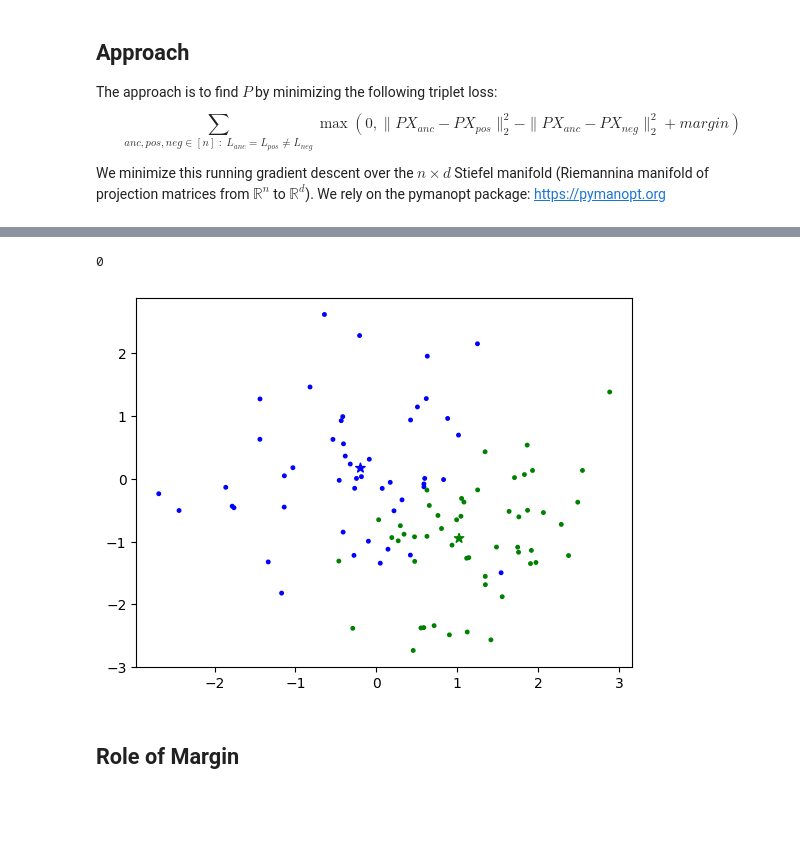
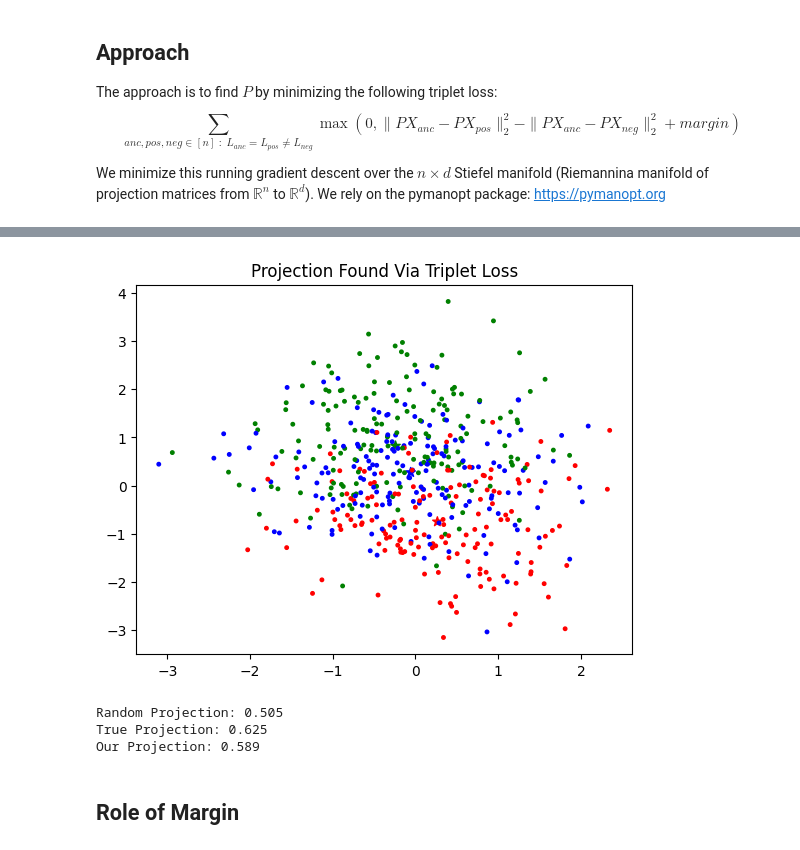
Before and after one commit to BangachevKiril/TripletLoss, a Jupyter notebook: GMMsExample/GMM Tests Notebook.ipynb, the cells around one changed output, grey strips where cells are left out. Cells and saved outputs as stored; diff of their text form; code cells hidden in the pictures; blank space fills up the shorter version.

```diff
--- a/GMMsExample/GMM Tests Notebook.ipynb
+++ b/GMMsExample/GMM Tests Notebook.ipynb
@@ -46,12 +53,12 @@ To enable the following instructions: AVX2 FMA, in other operations, rebuild Ten
 # %%
 # Parameters
-k = 2 #number of components
+k = 3 #number of components
 dk = 2 # dimension of components
 d = 10 # dimension of samples
-n = 1000 #number of samples
+n = 500 #number of samples
 sigma = 1 #sigma, noise size
-p = [.5, .5] # mixture weights
 # %%
 # Generating data
-(V, X, L) = GMMD.generate_GMM_data(k,n,d,sigma,dk,p)
-print(L)
+components = GMMD.generate_GMM_means(n_components=k,dim_samples= d, dim_components=dk)
+
+X_train,L_train = GMMD.generate_GMM_samples(components = components,n_samples = n,sigma= sigma)
@@ -89,16 +82,17 @@ VisualizingFunctions.visualize(X,L,V,RP)
 # %%
 #Embedding Function
-def run(X, L,d, dk,margin):
+def run(X_train, L_train,d, dk,margin):
     projector = Stiefel(n = d, p = dk)
-    triplet_loss_func = TripletLossClass.tripletloss(X = X, labels = L, metric = L2Dist, margin = margin,
-                                              embedding = ProjectionEmbedding,manifold = projector)
-    (cost, grad) = triplet_loss_func.create_cost_and_grad()
+    triplet_loss_func = AllTripletsFast.TripletLoss(X = X_train, labels = L_train, metric = L2Dist, margin = margin,
+                                              embedding = ProjectionEmbedding,manifold = projector,dk = dk)
+    (cost, grad,hess) = triplet_loss_func.create_cost_and_grad()
     problem = pymanopt.Problem(
         projector, cost = cost,
-                    euclidean_gradient=grad
+                    euclidean_gradient=grad,
+                    euclidean_hessian=hess,
     )
 
-    optimizer = ConjugateGradient(verbosity=2 , beta_rule="PolakRibiere")
+    optimizer = ConjugateGradient(verbosity=0,min_step_size=1e-9)
 
     result = optimizer.run(problem)
     return (result,triplet_loss_func)
@@ -107,7 +99,7 @@ def run(X, L,d, dk,margin):
 # %%
 # First example
-margin = .3
-(result,loss_class) = run(X,L,d,dk,margin)
+margin = 0.2
+(result,loss_class) = run(X_train,L_train,d,dk,margin)
 P = result.point
 # %% [output]
 Optimizing...
@@ -116,9 +122,17 @@ Iteration    Cost                       Gradient norm
 # %%
-print(loss_class.num_zero_losses)
-VisualizingFunctions.visualize(X,L,V,P)
+VisualizingFunctions.visualize(X_train,L_train,components,P,title = "Projection Found Via Triplet Loss")
 # %% [output]
-0
-[figure, old version]
+[figure, new version]
+# %%
+from MainFunctions import Prediction
+X_test,L_test = GMMD.generate_GMM_samples(components = components,n_samples = 1000,sigma= sigma)
+print("Random Projection:", Prediction.accuracy(X_test,L_test,X_train,L_train,embed_all = ProjectionEmbedding.embed_all,P = RP,metric = L2Dist))
+print("True Projection:", Prediction.accuracy(X_test,L_test,X_train,L_train,embed_all = ProjectionEmbedding.embed_all,P = TP,metric = L2Dist))
+print("Our Projection:", Prediction.accuracy(X_test,L_test,X_train,L_train,embed_all = ProjectionEmbedding.embed_all,P = P,metric = L2Dist))
+# %% [output]
+Random Projection: 0.505
+True Projection: 0.625
+Our Projection: 0.589
 # %% [markdown]
 ## Role of Margin
 # %%
```
Also changed, not shown: parts of 21 cells of this notebook, 6 other files.
